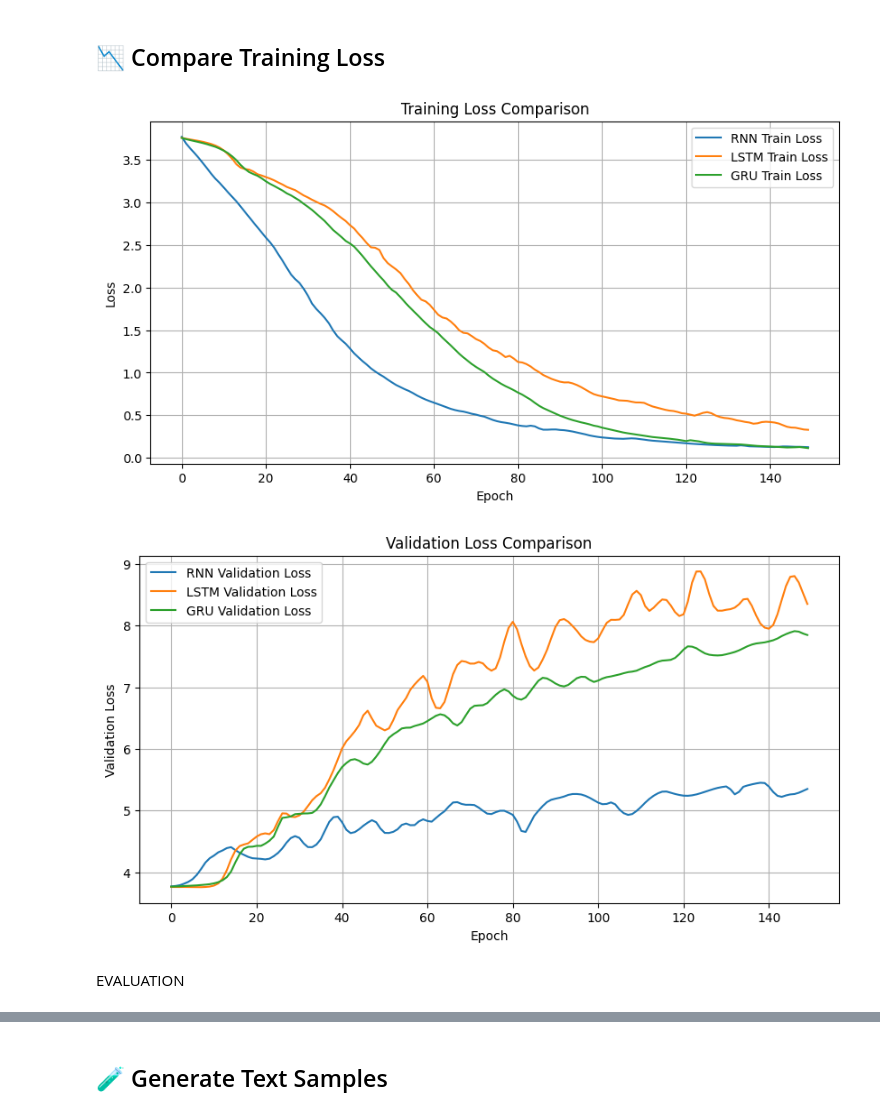
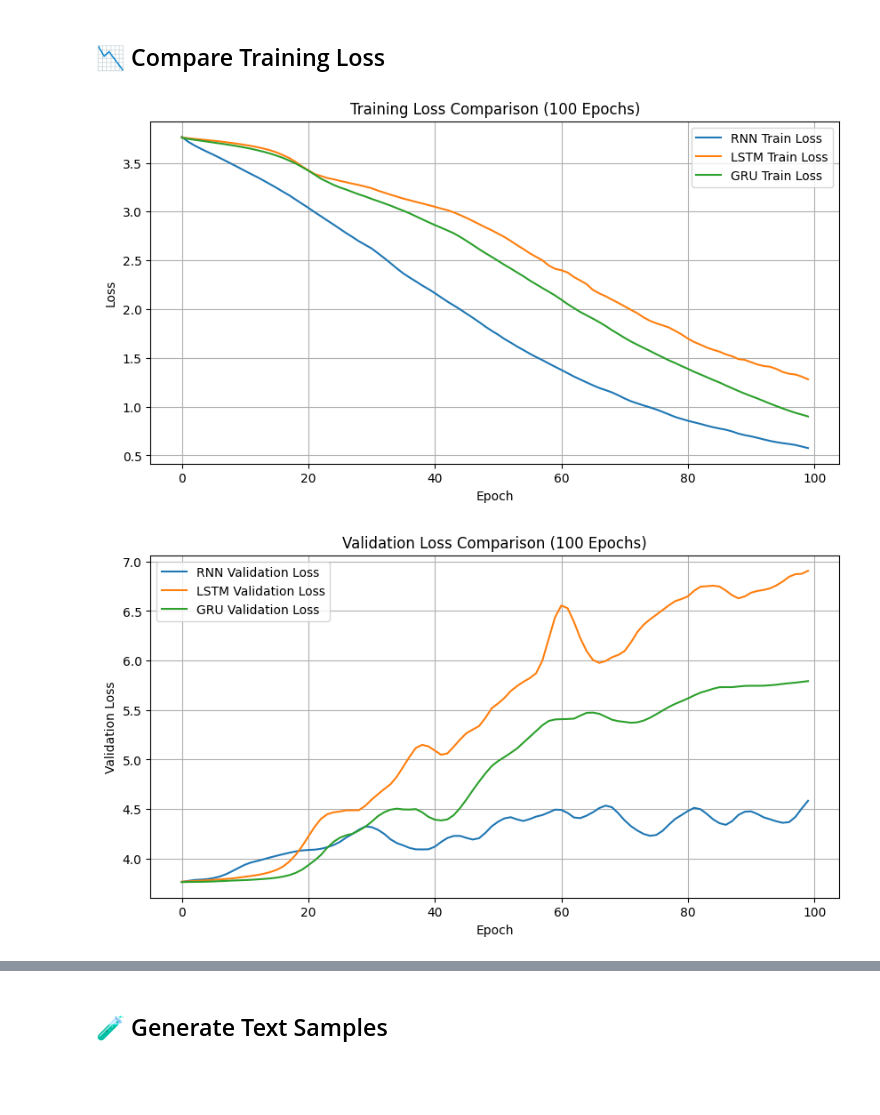
Before and after one commit to Prajjwal2123/internship-assignments, a Jupyter notebook: week5_Prajjwal_sharma.ipynb, the cells around one changed output, grey strips where cells are left out. Cells and saved outputs as stored; diff of their text form; code cells hidden in the pictures; blank space fills up the shorter version.

```diff
--- a/week5_Prajjwal_sharma.ipynb
+++ b/week5_Prajjwal_sharma.ipynb
@@ -165,13 +190,13 @@ def build_model(model_type):
 # %%
 print("\nTraining Vanilla RNN...")
 
-rnn_model = build_model("RNN")
+rnn_model = build_model("RNN", total_words, max_len, embed_dim=64, units=64)
 
 rnn_history = rnn_model.fit(
     X_train,
     y_train,
     validation_data=(X_test, y_test),
-    epochs=150,
+    epochs=100,
     verbose=0
 )
 
@@ -201,13 +211,13 @@ LSTM training completed
 # %%
 print("\nTraining LSTM...")
 
-lstm_model = build_model("LSTM")
+lstm_model = build_model("LSTM", total_words, max_len, embed_dim=64, units=64)
 
 lstm_history = lstm_model.fit(
     X_train,
     y_train,
     validation_data=(X_test, y_test),
-    epochs=150,
+    epochs=100,
     verbose=0
 )
 
@@ -237,13 +232,13 @@ GRU training completed
 # %%
 print("\nTraining GRU...")
 
-gru_model = build_model("GRU")
+gru_model = build_model("GRU", total_words, max_len, embed_dim=64, units=64)
 
 gru_history = gru_model.fit(
     X_train,
     y_train,
     validation_data=(X_test, y_test),
-    epochs=150,
+    epochs=100,
     verbose=0
 )
 
@@ -256,54 +251,30 @@ GRU Training Completed
 # %%
 plt.figure(figsize=(10,5))
 
-plt.plot(
-    rnn_history.history['loss'],
-    label='RNN Train Loss'
-)
-
-plt.plot(
-    lstm_history.history['loss'],
-    label='LSTM Train Loss'
-)
-
-plt.plot(
-    gru_history.history['loss'],
-    label='GRU Train Loss'
-)
+plt.plot(rnn_history.history['loss'], label='RNN Train Loss')
+plt.plot(lstm_history.history['loss'], label='LSTM Train Loss')
+plt.plot(gru_history.history['loss'], label='GRU Train Loss')
 
 plt.xlabel("Epoch")
 plt.ylabel("Loss")
-plt.title("Training Loss Comparison")
+plt.title("Training Loss Comparison (100 Epochs)")
 plt.legend()
 plt.grid(True)
 plt.show()
 # %% [output]
-[figure, old version]
+[figure, new version]
 # %%
 plt.figure(figsize=(10,5))
 
-plt.plot(
-    rnn_history.history['val_loss'],
-    label='RNN Validation Loss'
-)
-
-plt.plot(
-    lstm_history.history['val_loss'],
-    label='LSTM Validation Loss'
-)
-
-plt.plot(
-    gru_history.history['val_loss'],
-    label='GRU Validation Loss'
-)
+plt.plot(rnn_history.history['val_loss'], label='RNN Validation Loss')
+plt.plot(lstm_history.history['val_loss'], label='LSTM Validation Loss')
+plt.plot(gru_history.history['val_loss'], label='GRU Validation Loss')
 
 plt.xlabel("Epoch")
 plt.ylabel("Validation Loss")
-plt.title("Validation Loss Comparison")
+plt.title("Validation Loss Comparison (100 Epochs)")
 plt.legend()
 plt.grid(True)
 plt.show()
 # %% [output]
-[figure, old version]
+[figure, new version]
-# %% [markdown]
-EVALUATION
```
Also changed, not shown: parts of 39 cells of this notebook.
